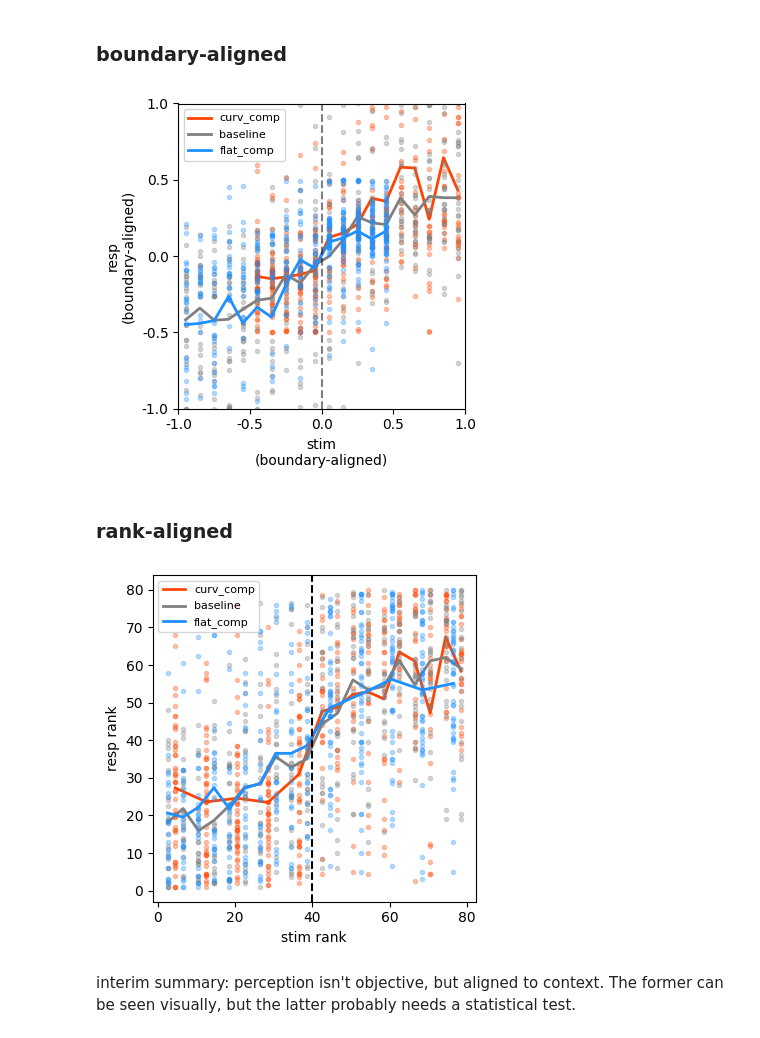
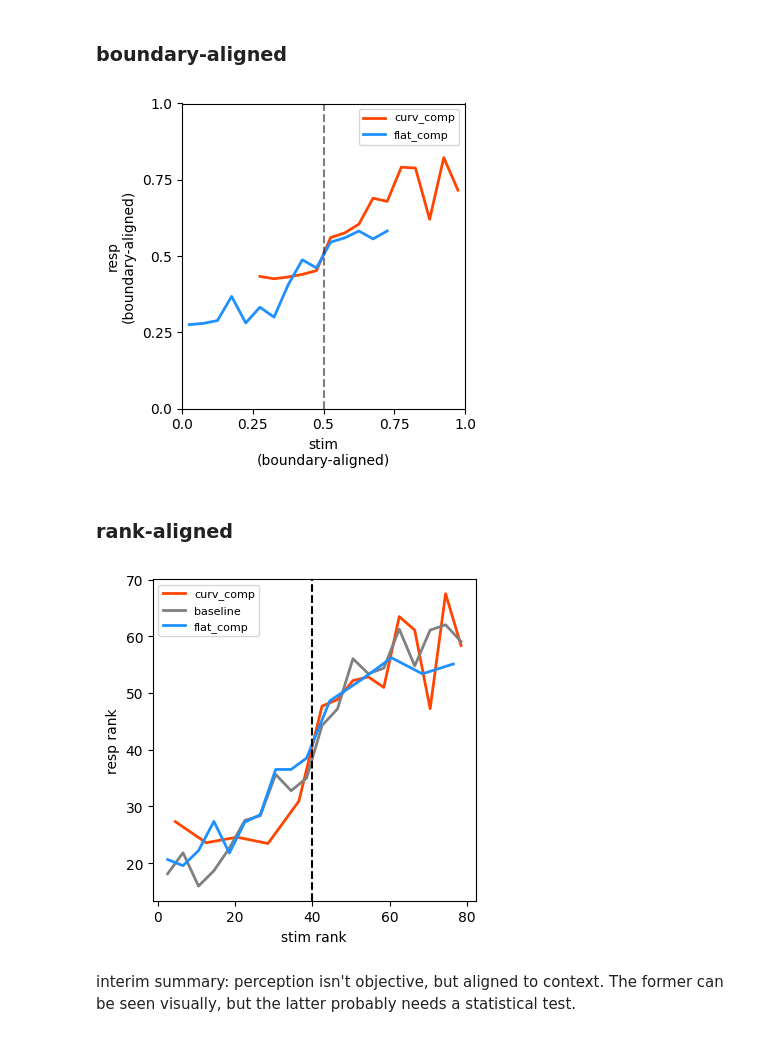
Before and after one commit to siyer7/asymmetry_design, a Jupyter notebook: code/python/beh_analyses_attention.ipynb, the cells around one changed output. Saved outputs shown, nothing was run; the diff lists cells and outputs as text; code cells hidden in the pictures.

```diff
--- a/code/python/beh_analyses_attention.ipynb
+++ b/code/python/beh_analyses_attention.ipynb
@@ -113,7 +113,7 @@ Spearman correlation: 0.71
 # %% [markdown]
 ### plot setup
 # %%
-norm_ticks, norm_ticklabels = np.linspace(-.4, .4, 5), np.linspace(-1, 1, 5)
+norm_ticks, norm_ticklabels = np.linspace(-.4, .4, 5), np.linspace(0, 1, 5)
 # %% [markdown]
 ### response distribution
 # %%
@@ -174,8 +174,8 @@ colors = {'curv_comp': 'orangered', 'baseline': 'gray', 'flat_comp': 'dodgerblue
 # plot each condition
 for cond in ['curv_comp', 'baseline', 'flat_comp']:
     df_cond = df_clean[df_clean['condition'] == cond].copy()
-    ax.plot(df_cond['stim_pos'], df_cond['chosen_pos_aligned'], 'o',
-            markersize=3, alpha=0.3, color=colors[cond])
+#     ax.plot(df_cond['stim_pos'], df_cond['chosen_pos_aligned'], 'o',
+#             markersize=3, alpha=0.3, color=colors[cond])
 
     # compute mean response per stim position
     mean_resp = df_cond.groupby('stim_pos')['chosen_pos_aligned'].mean().sort_index()
@@ -208,10 +208,10 @@ colors = {'curv_comp': 'orangered', 'baseline': 'gray', 'flat_comp': 'dodgerblue
 # plot each condition
 for cond in ['curv_comp', 'baseline', 'flat_comp']:
 
-#     if cond == 'baseline': continue
+    if cond == 'baseline': continue
     df_cond = df_clean[df_clean['condition'] == cond].copy()
-    ax.plot(df_cond['stim_aligned_to_div'], df_cond['resp_aligned_to_div'], 'o',
-            markersize=3, alpha=0.3, color=colors[cond])
+#     ax.plot(df_cond['stim_aligned_to_div'], df_cond['resp_aligned_to_div'], 'o',
+#             markersize=3, alpha=0.3, color=colors[cond])
 
     # compute mean response per stim position
     mean_resp = df_cond.groupby('stim_aligned_to_div')['resp_aligned_to_div'].mean().sort_index()
@@ -230,32 +230,32 @@ ax.legend(fontsize=8)
 plt.tight_layout()
 plt.show()
 # %% [output]
-[figure, old version]
+[figure, new version]
 # %% [markdown]
 ### rank-aligned
 # %%
 # plot stim vs resp, colored by condition
 fig, ax = plt.subplots(1, 1, figsize=(4,4))
 colors = {'curv_comp': 'orangered', 'baseline': 'gray', 'flat_comp': 'dodgerblue'}
 
 # plot each condition
 for cond in ['curv_comp', 'baseline', 'flat_comp']:
     df_cond = df_clean[df_clean['condition'] == cond].copy()
-    ax.plot(df_cond['stim_ranks'], df_cond['resp_ranks'], 'o',
-            markersize=3, alpha=0.3, color=colors[cond])
+#     ax.plot(df_cond['stim_ranks'], df_cond['resp_ranks'], 'o',
+#             markersize=3, alpha=0.3, color=colors[cond])
 
     # compute mean response per stim position
     mean_resp = df_cond.groupby('stim_ranks')['resp_ranks'].mean().sort_index()
     ax.plot(mean_resp.index, mean_resp.values, '-', linewidth=2,
             label=cond, color=colors[cond])
 
 ax.axvline(40, color='black', linestyle='--')
 ax.set(xlabel='stim rank', ylabel='resp rank')
 ax.legend(fontsize=8)
 plt.tight_layout()
 plt.show()
 # %% [output]
-[figure, old version]
+[figure, new version]
 # %% [markdown]
 interim summary: perception isn't objective, but aligned to context. The former can be seen visually, but the latter probably needs a statistical test.
 # %% [markdown]
```
Also changed, not shown: parts of 2 cells of this notebook, 3 other files.
